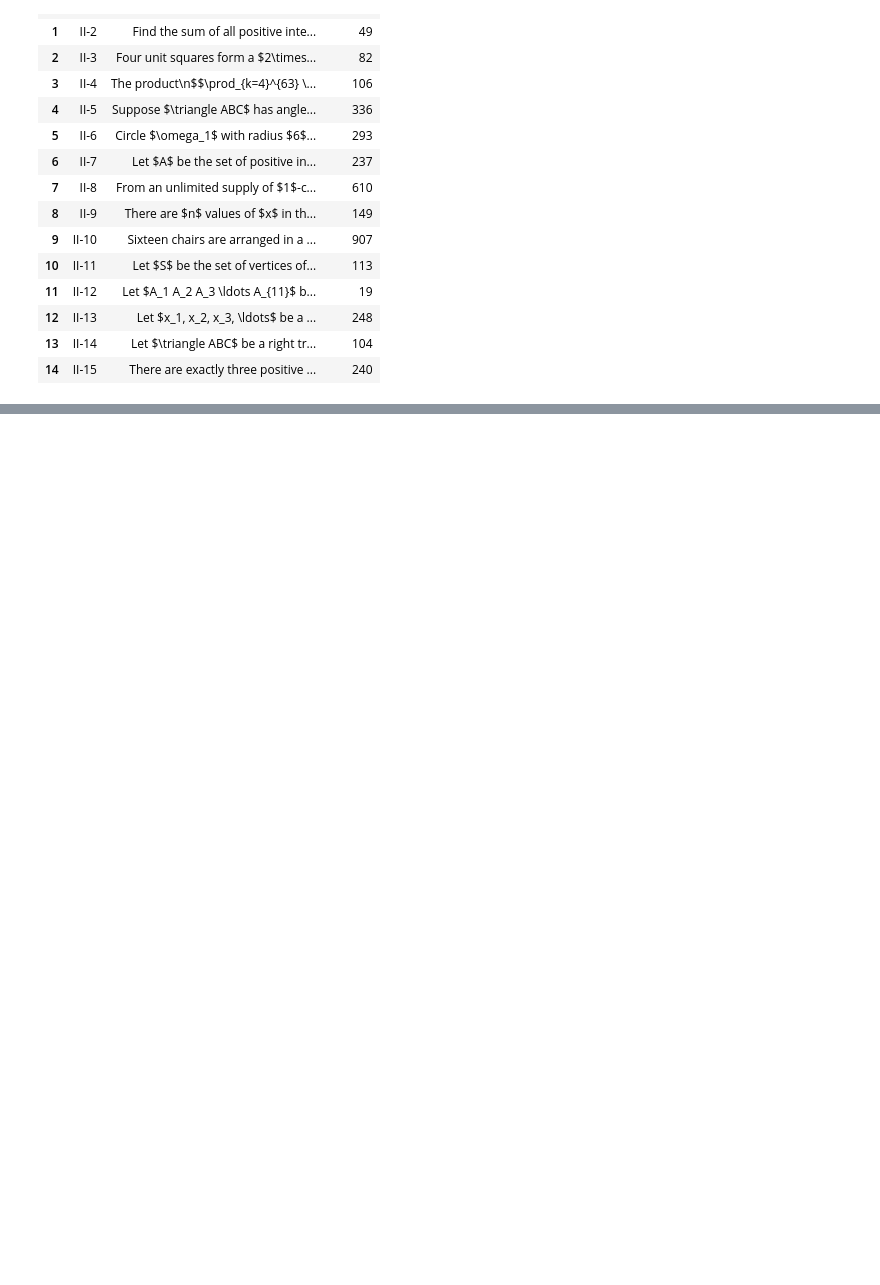
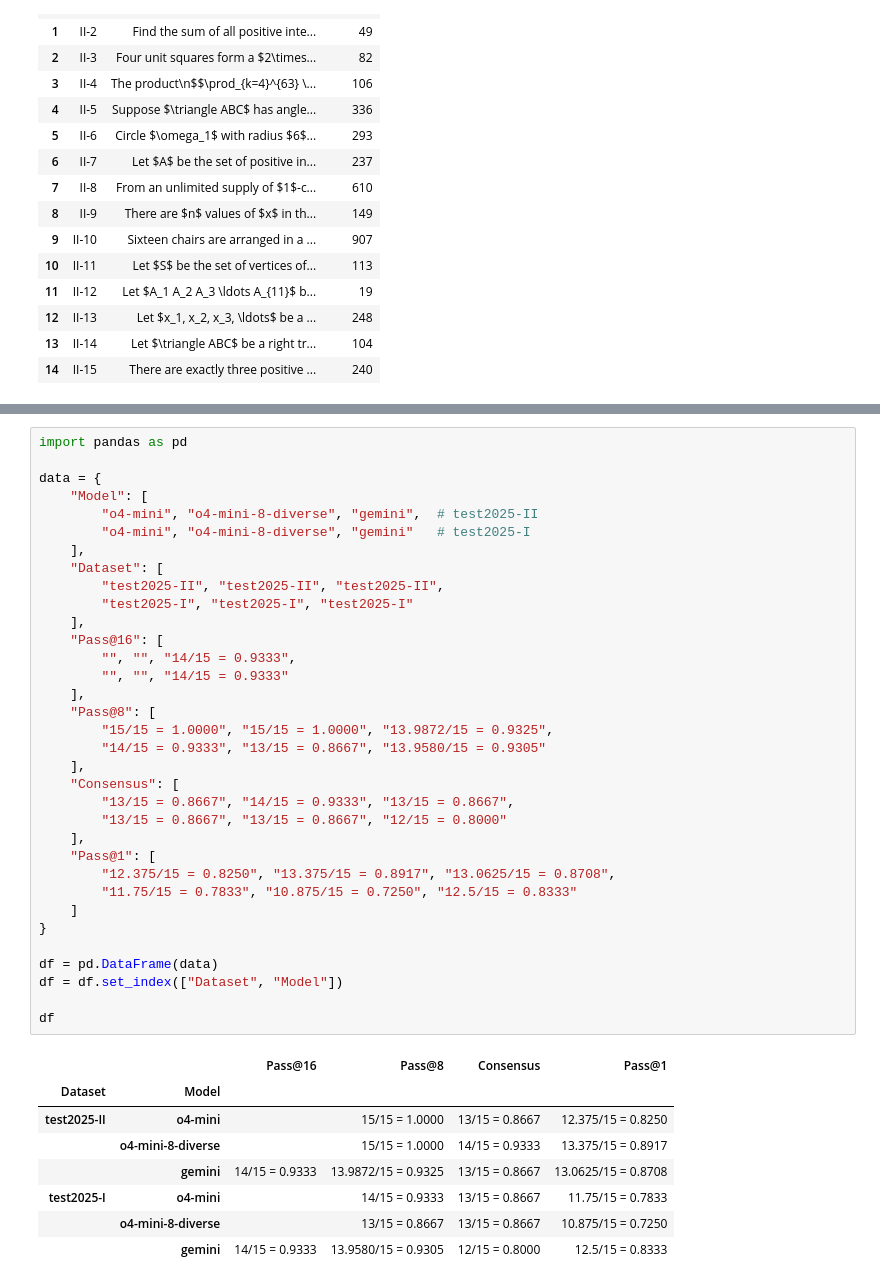
Before and after one commit to FrozenWolf-Cyber/Math-PRM, a Jupyter notebook: aime_test.ipynb, the cells around one changed output, grey strips where cells are left out. Drawn from its saved outputs; the diff is of its cells as text; blank space fills up the shorter version.

```diff
--- a/aime_test.ipynb
+++ b/aime_test.ipynb
@@ -373,0 +442,43 @@ Prediction is correct: True
+# %%
+import pandas as pd
+
+data = {
+    "Model": [
+        "o4-mini", "o4-mini-8-diverse", "gemini",  # test2025-II
+        "o4-mini", "o4-mini-8-diverse", "gemini"   # test2025-I
+    ],
+    "Dataset": [
+        "test2025-II", "test2025-II", "test2025-II",
+        "test2025-I", "test2025-I", "test2025-I"
+    ],
+    "Pass@16": [
+        "", "", "14/15 = 0.9333",
+        "", "", "14/15 = 0.9333"
+    ],
+    "Pass@8": [
+        "15/15 = 1.0000", "15/15 = 1.0000", "13.9872/15 = 0.9325",
+        "14/15 = 0.9333", "13/15 = 0.8667", "13.9580/15 = 0.9305"
+    ],
+    "Consensus": [
+        "13/15 = 0.8667", "14/15 = 0.9333", "13/15 = 0.8667",
+        "13/15 = 0.8667", "13/15 = 0.8667", "12/15 = 0.8000"
+    ],
+    "Pass@1": [
+        "12.375/15 = 0.8250", "13.375/15 = 0.8917", "13.0625/15 = 0.8708",
+        "11.75/15 = 0.7833", "10.875/15 = 0.7250", "12.5/15 = 0.8333"
+    ]
+}
+
+df = pd.DataFrame(data)
+df = df.set_index(["Dataset", "Model"])
+
+df
+# %% [output]
+|  |  | Pass@16 | Pass@8 | Consensus | Pass@1 |
+| Dataset | Model |  |  |  |  |
+| test2025-II | o4-mini |  | 15/15 = 1.0000 | 13/15 = 0.8667 | 12.375/15 = 0.8250 |
+|  | o4-mini-8-diverse |  | 15/15 = 1.0000 | 14/15 = 0.9333 | 13.375/15 = 0.8917 |
+|  | gemini | 14/15 = 0.9333 | 13.9872/15 = 0.9325 | 13/15 = 0.8667 | 13.0625/15 = 0.8708 |
+| test2025-I | o4-mini |  | 14/15 = 0.9333 | 13/15 = 0.8667 | 11.75/15 = 0.7833 |
+|  | o4-mini-8-diverse |  | 13/15 = 0.8667 | 13/15 = 0.8667 | 10.875/15 = 0.7250 |
+|  | gemini | 14/15 = 0.9333 | 13.9580/15 = 0.9305 | 12/15 = 0.8000 | 12.5/15 = 0.8333 |
```
Also changed, not shown: parts of 9 cells of this notebook, 19 other files.
